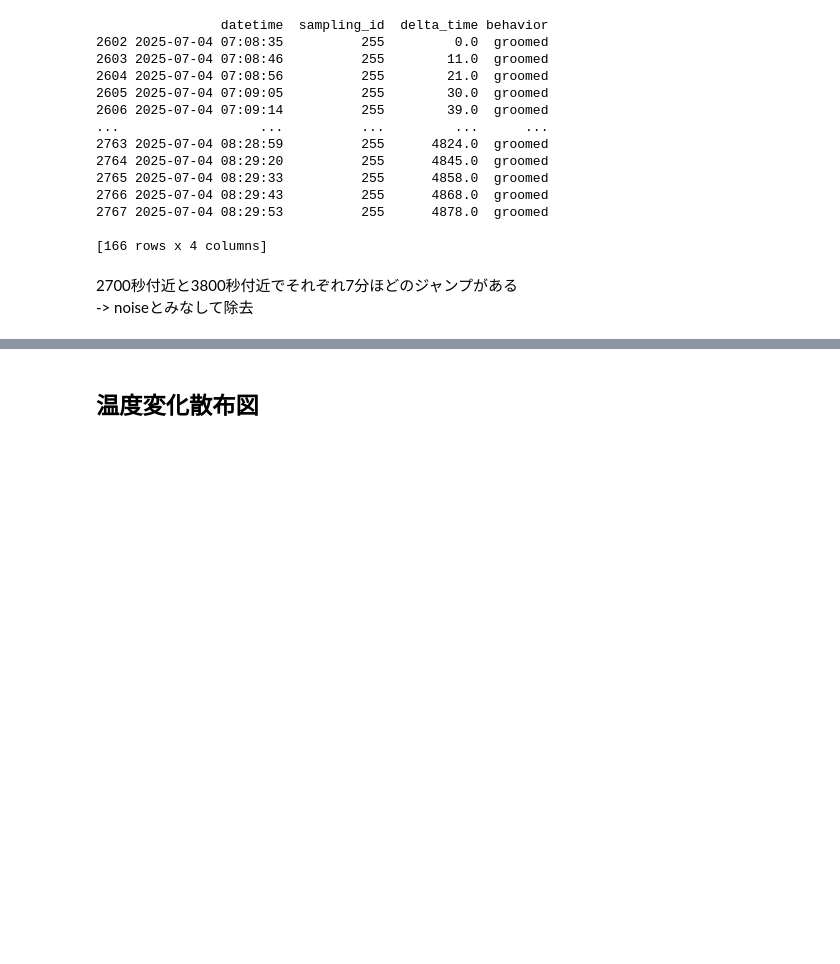
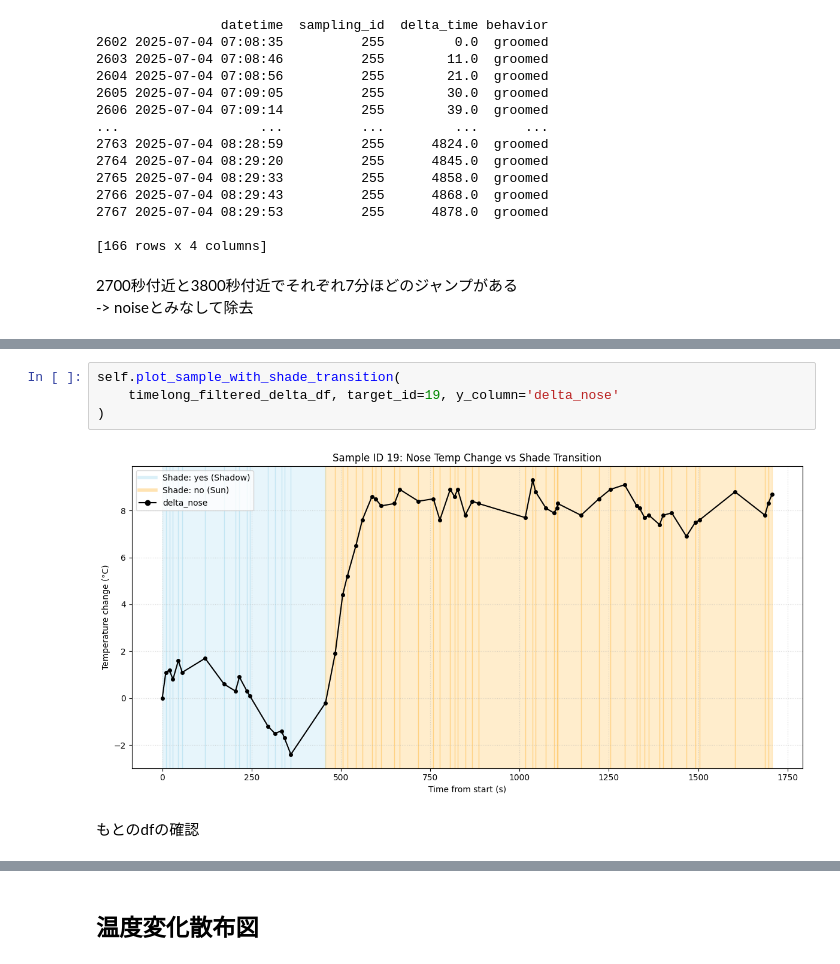
Before and after one commit to Yasui-kyoto/Monkey_Aggression, a Jupyter notebook: notebooks/02_temperature/01_preprocessing.ipynb, the cells around one changed output, grey strips where cells are left out. Cells and saved outputs as stored; diff of their text form; blank space fills up the shorter version.

```diff
--- a/notebooks/02_temperature/01_preprocessing.ipynb
+++ b/notebooks/02_temperature/01_preprocessing.ipynb
@@ -319,0 +354,8 @@ print(f"除外後の行数: {len(delta_df)}")
+# %%
+self.plot_sample_with_shade_transition(
+    timelong_filtered_delta_df, target_id=19, y_column='delta_nose'
+)
+# %% [output]
+[figure, added]
+# %% [markdown]
+もとのdfの確認
```
Also changed, not shown: parts of 17 cells of this notebook, 2 other files.
